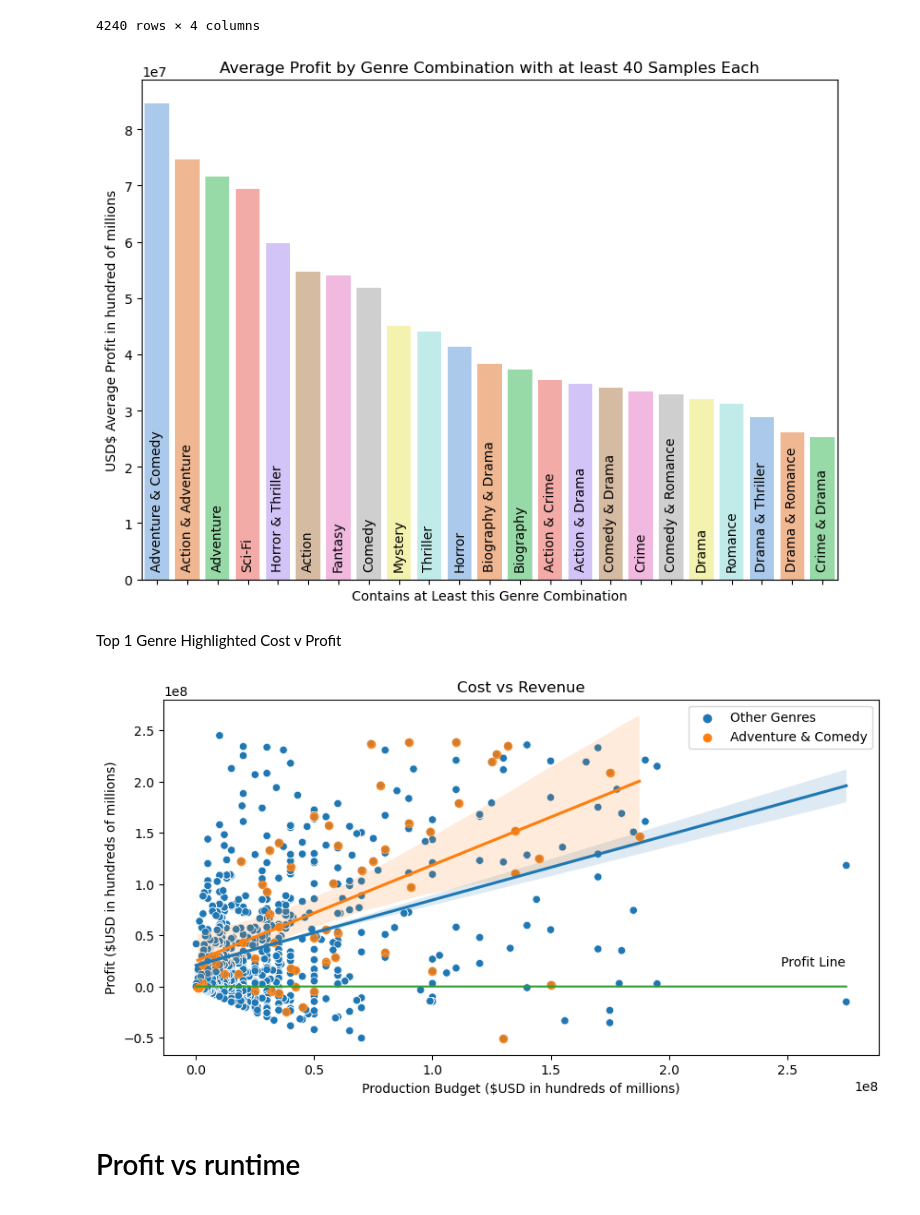
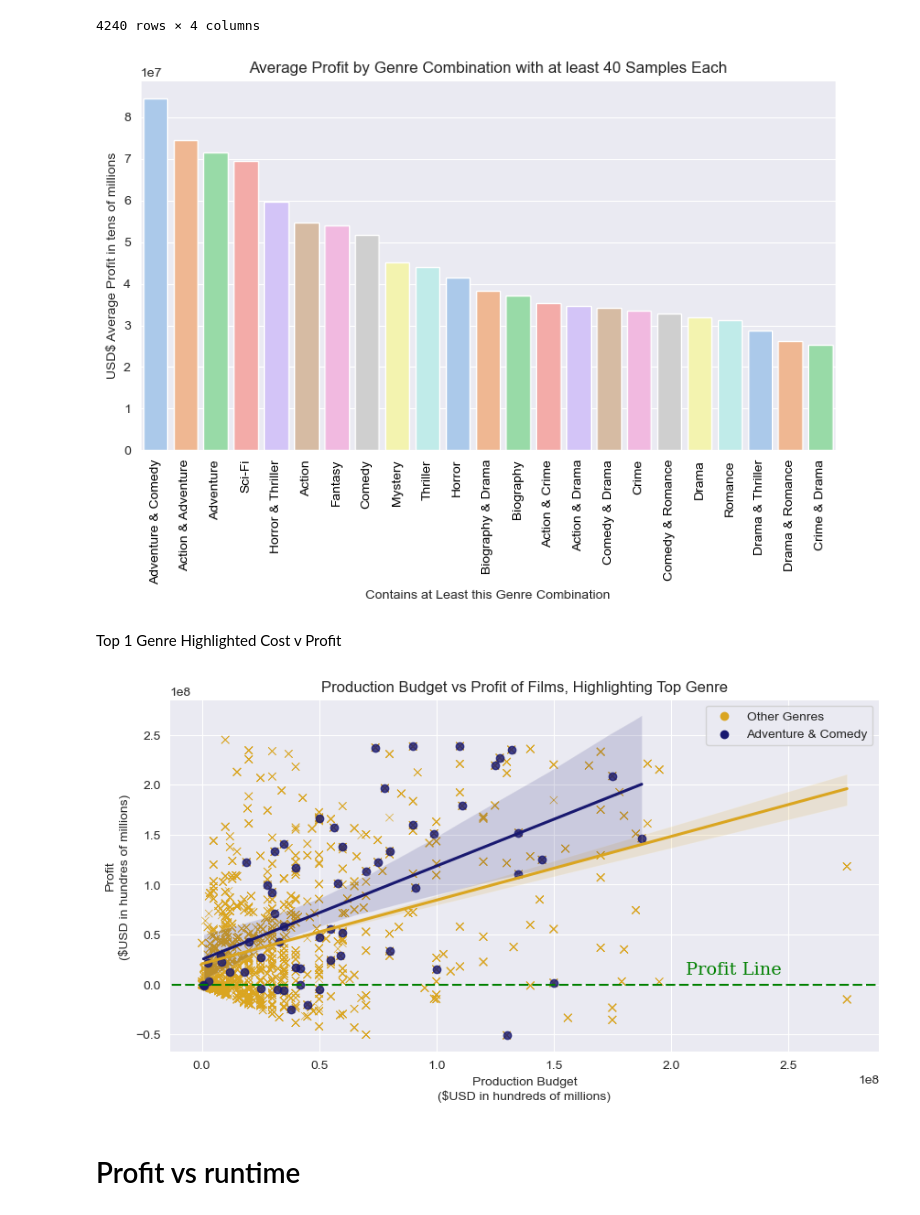
Before and after one commit to alexanderdaffara/Movies_Insights_EDA, a Jupyter notebook: Alex-Notebook.ipynb, the cells around one changed output. Cells and saved outputs as stored; diff of their text form; code cells hidden in the pictures.

```diff
--- a/Alex-Notebook.ipynb
+++ b/Alex-Notebook.ipynb
@@ -413,35 +261,34 @@ def get_pretty_labels(ugly):
 # %%
 # DATA FOR PROFIT PER GENRETUPLES WITH AT LEAST n SAMPLES EACH
 num_samples_per_genre_tuple = 40
 
 # reset grouped_tuples so its not just the top 20
 grouped_tuples_df = profit_genreTuples_df.groupby('genres').mean().sort_values(by='profit', ascending=False)
 
 # grouped_tuple_count_df has 129 unique genre-combo movies and single-genre movies (29 with over 30 samples)
 grouped_tuple_count_df = profit_genreTuples_df.groupby('genres').count()
 grouped_tuple_count_df = grouped_tuple_count_df.loc[grouped_tuple_count_df['profit'] > num_samples_per_genre_tuple]
 tuple_profit_30samples_df = grouped_tuples_df.join(grouped_tuple_count_df, how='inner', rsuffix='_count').sort_values(by='profit', ascending=False)
 
 fig, ax = plt.subplots(figsize=(8,6))
 
 xlabels = get_pretty_labels(tuple_profit_30samples_df.index)
-
-sns.barplot(x=tuple_profit_30samples_df.index,
+data = tuple_profit_30samples_df
+ax = sns.barplot(x=data.index,
             y='profit',
-            data=tuple_profit_30samples_df,
+            data=data,
             errwidth=0,
             palette='pastel',
             ax=ax)
 
 ax.set_title('Average Profit by Genre Combination with at least {} Samples Each'.format(num_samples_per_genre_tuple))
 ax.set_xlabel('Contains at Least this Genre Combination')
-ax.set_ylabel('USD$ Average Profit in hundred of millions')
-ax.tick_params(axis='x', pad=-10)
-ax.set_xticklabels(xlabels, rotation=90, va='bottom', color='black')
+ax.set_ylabel('USD$ Average Profit in tens of millions')
+ax.set_xticklabels(xlabels, rotation=90, color='black')
 fig.tight_layout()
 plt.show()
 # %% [output]
-[figure, old version]
+[figure, new version]
 # %% [markdown]
 Top 1 Genre Highlighted Cost v Profit
 # %%
@@ -453,28 +300,34 @@ cost_v_profit_df = profit_genreTuples_df.merge(modern_budgets_df[['movie','relea
                                                right_on=['movie','release_year'],
                                                suffixes=['_',''])
 
-top4_genres = [('Adventure', 'Comedy'), ('Action', 'Adventure'), 'Adventure', 'Sci-Fi']
-top4_loc = cost_v_profit_df['genres'].map(lambda x: True if x in top4_genres else False)
-cost_v_profit_df['is_top4_genres'] = top4_loc
-
 top_genre = [('Adventure', 'Comedy')]
 top_loc = cost_v_profit_df['genres'].map(lambda x: True if x in top_genre else False)
 cost_v_profit_df['is_top_genre'] = top_loc.map(lambda x: 'Adventure & Comedy' if x else 'Other Genres')
 
 fig, ax = plt.subplots(figsize=(10,5))
 
+# sns.regplot(x='production_budget',
+#             y='profit',
+#             data=modern_budgets_df,
+#             scatter=True,
+#             color='goldenrod',
+#             marker='x',
+#             ax=ax)
 data = cost_v_profit_df
 sns.scatterplot(x='production_budget',
                 y='profit',
                 hue='is_top_genre',
                 legend='auto',
                 data=data,
+                palette=['goldenrod','midnightblue'],
+                marker='x',
                 ax=ax)
 
 data = cost_v_profit_df.loc[~top_loc]
 sns.regplot(x='production_budget',
             y='profit',
             scatter=False,
+            color='goldenrod',
             data=data,
             ax=ax)
 
@@ -482,21 +335,28 @@ data = cost_v_profit_df.loc[top_loc]
 sns.regplot(x='production_budget',
             y='profit',
             scatter=True,
+            color='midnightblue',
             data=data,
             ax=ax)
 
-sns.lineplot(x=range(0,modern_budgets_df.production_budget.max(), 10000),
-             y=[0] * int(modern_budgets_df.production_budget.max()/10000),
-             ax=ax)
+# plotting reference lines and text
+plt.plot(range(0,-50000000))
+plt.axhline(0,modern_budgets_df.production_budget.max(),0, color='green', dashes=[5,2])
 
+ax.text(modern_budgets_df.production_budget.max()*.75,10000000,'Profit Line', fontdict={'family': 'serif',
+                                                                                        'color':  'Green',
+                                                                                        'weight': 'normal',
+                                                                                        'size': 14,
+                                                                                        })
+
+ax.set_xlabel('Production Budget\n($USD in hundreds of millions)')
+ax.set_ylabel('Profit\n($USD in hundres of millions) ')
+ax.set(title='Production Budget vs Profit of Films, Highlighting Top Genre')
+sns.set_style('dark')
 ax.legend(title='')
-ax.set(title='Cost vs Revenue',
-       xlabel='Production Budget ($USD in hundreds of millions)',
-       ylabel='Profit ($USD in hundreds of millions)')
-ax.text(modern_budgets_df.production_budget.max()*.9,20000000,'Profit Line')
 plt.show()
 # %% [output]
-[figure, old version]
+[figure, new version]
 # %% [markdown]
 # Profit vs runtime
 # %%
```
Also changed, not shown: parts of 28 cells of this notebook, 2 other files.
